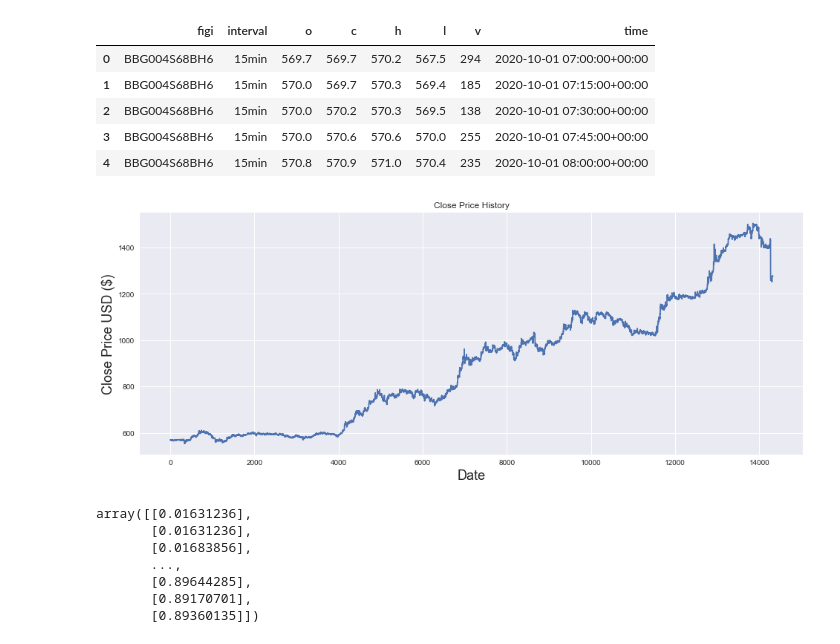
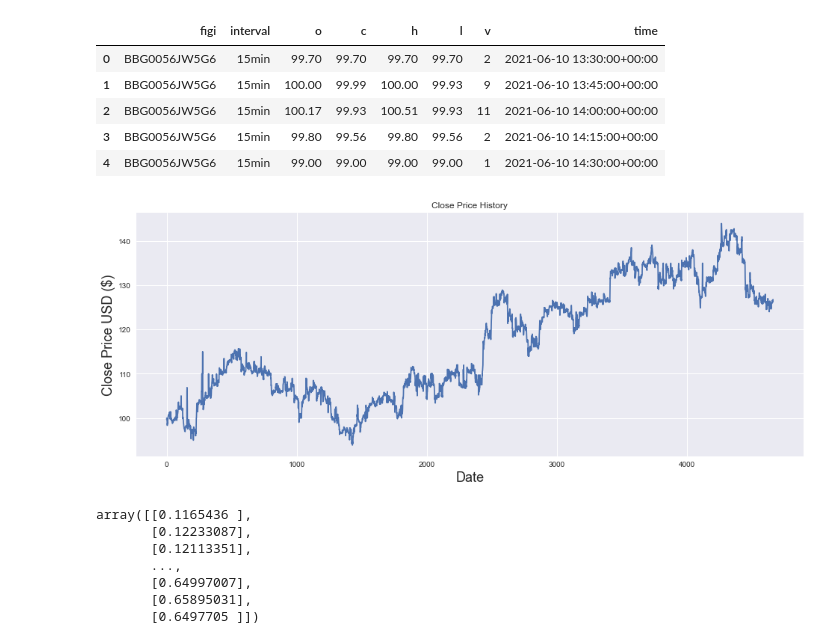
Before and after one commit to TheCopyNinjaDev/SHAMAN, a Jupyter notebook: notebooks/keras Gated Recurrent Unit (GRU).ipynb, the cells around one changed output. Cells and saved outputs as stored; diff of their text form; code cells hidden in the pictures.

```diff
--- a/notebooks/keras Gated Recurrent Unit (GRU).ipynb
+++ b/notebooks/keras Gated Recurrent Unit (GRU).ipynb
@@ -11,13 +8,13 @@ from tensorflow.keras.layers import Dense, LSTM
 # %%
-df = pd.read_csv(f'../data/PIKK/2020-10-01 - 2021-10-02.csv', index_col=0, parse_dates=['time'], dayfirst=True)
+df = pd.read_csv(f'../data/U/2020-10-01 - 2021-10-02.csv', index_col=0, parse_dates=['time'], dayfirst=True)
 df.head()
 # %% [output]
 |  | figi | interval | o | c | h | l | v | time |
-| 0 | BBG004S68BH6 | 15min | 569.7 | 569.7 | 570.2 | 567.5 | 294 | 2020-10-01 07:00:00+00:00 |
-| 1 | BBG004S68BH6 | 15min | 570.0 | 569.7 | 570.3 | 569.4 | 185 | 2020-10-01 07:15:00+00:00 |
-| 2 | BBG004S68BH6 | 15min | 570.0 | 570.2 | 570.3 | 569.5 | 138 | 2020-10-01 07:30:00+00:00 |
-| 3 | BBG004S68BH6 | 15min | 570.0 | 570.6 | 570.6 | 570.0 | 255 | 2020-10-01 07:45:00+00:00 |
-| 4 | BBG004S68BH6 | 15min | 570.8 | 570.9 | 571.0 | 570.4 | 235 | 2020-10-01 08:00:00+00:00 |
+| 0 | BBG0056JW5G6 | 15min | 99.70 | 99.70 | 99.70 | 99.70 | 2 | 2021-06-10 13:30:00+00:00 |
+| 1 | BBG0056JW5G6 | 15min | 100.00 | 99.99 | 100.00 | 99.93 | 9 | 2021-06-10 13:45:00+00:00 |
+| 2 | BBG0056JW5G6 | 15min | 100.17 | 99.93 | 100.51 | 99.93 | 11 | 2021-06-10 14:00:00+00:00 |
+| 3 | BBG0056JW5G6 | 15min | 99.80 | 99.56 | 99.80 | 99.56 | 2 | 2021-06-10 14:15:00+00:00 |
+| 4 | BBG0056JW5G6 | 15min | 99.00 | 99.00 | 99.00 | 99.00 | 1 | 2021-06-10 14:30:00+00:00 |
 # %%
 plt.figure(figsize=(16,6))
 plt.title('Close Price History')
@@ -26,7 +23,7 @@ plt.xlabel('Date', fontsize=18)
 plt.ylabel('Close Price USD ($)', fontsize=18)
 plt.show()
 # %% [output]
-[figure, old version]
+[figure, new version]
 # %%
 test_size = 74
 data = df.filter('c')
@@ -40,13 +37,13 @@ scaler = MinMaxScaler(feature_range=(0, 1))
 scaled_data = scaler.fit_transform(train_df)
 scaled_data
 # %% [output]
-array([[0.01631236],
-       [0.01631236],
-       [0.01683856],
+array([[0.1165436 ],
+       [0.12233087],
+       [0.12113351],
        ...,
-       [0.89644285],
-       [0.89170701],
-       [0.89360135]])
+       [0.64997007],
+       [0.65895031],
+       [0.6497705 ]])
 # %%
 x_train = []
 y_train = []
```
Also changed, not shown: parts of 7 cells of this notebook, 1 other file.
